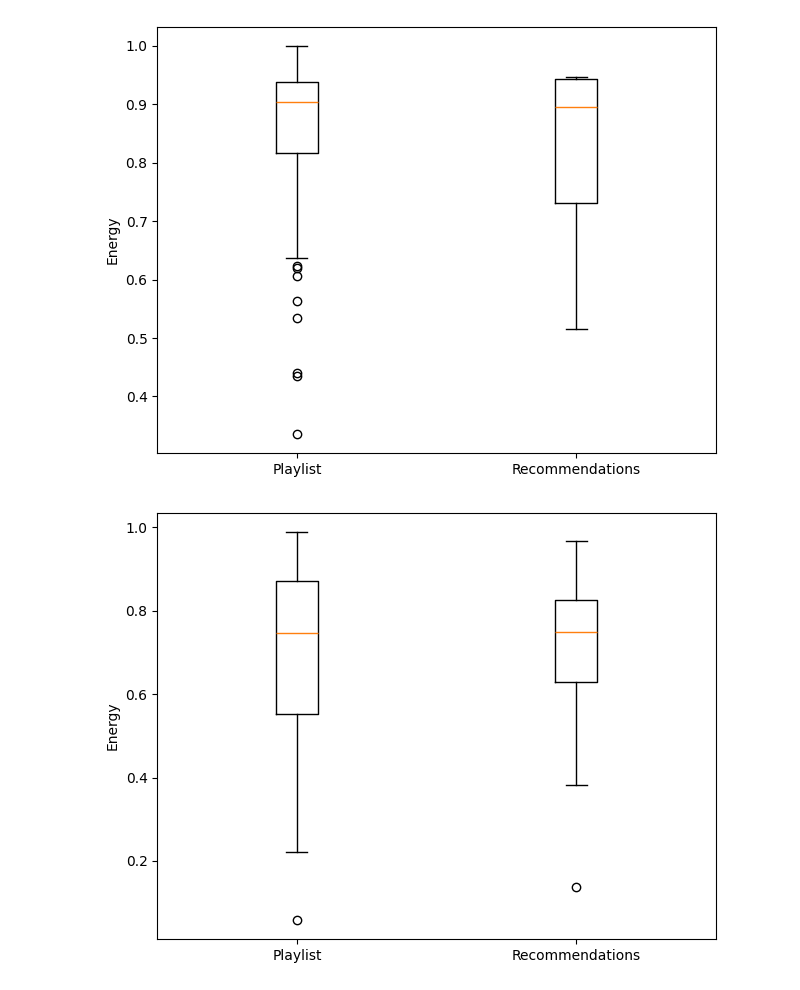
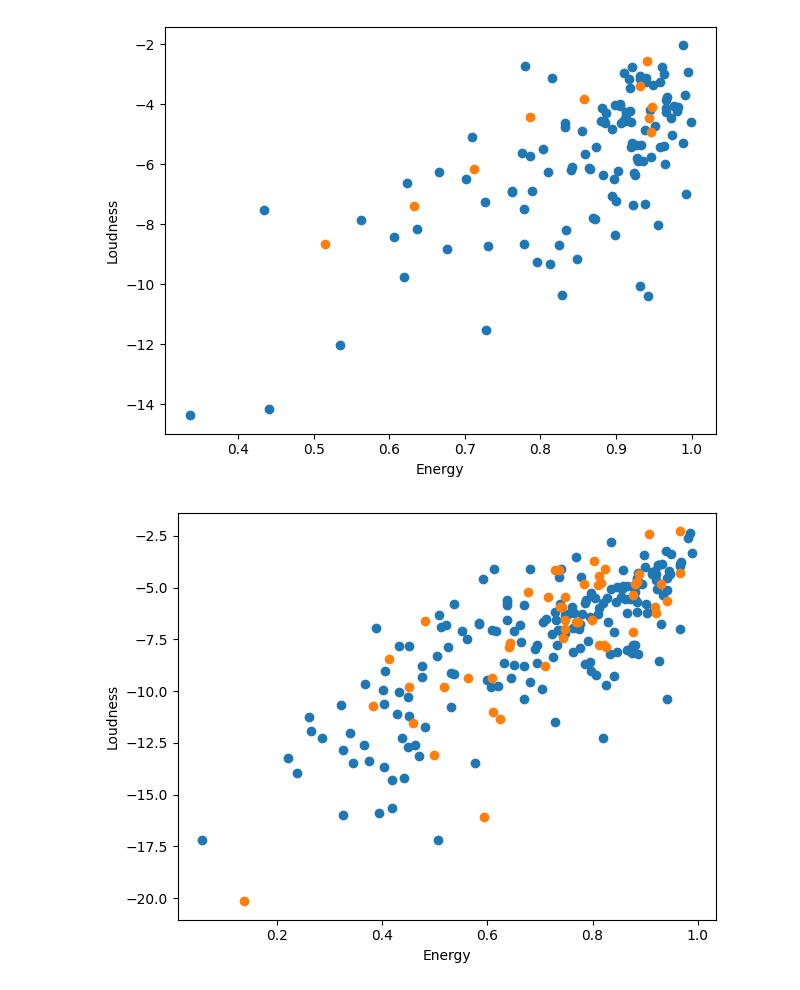
Before and after one commit to magsncheese/tunetweakers, a Jupyter notebook: ethan_data_analysis/plot.ipynb, the cells around one changed output. Cells and saved outputs as stored; diff of their text form; code cells hidden in the pictures.

Commit message:
mm plots :D :D :D :D

```diff
--- a/ethan_data_analysis/plot.ipynb
+++ b/ethan_data_analysis/plot.ipynb
@@ -25,17 +25,19 @@ def playlistScatterplot(playlist_df: pd.DataFrame, rec_df: pd.DataFrame, feature
     plt.scatter(rec_df[features[0]], rec_df[features[1]])
     plt.xlabel(features[0])
     plt.ylabel(features[1])
+    plt.ylim(-20, 0)
+    plt.xlim(0, 1)
     plt.tight_layout()
     plt.show()
 
 def playlistBoxplot(playlist_df: pd.DataFrame, rec_df: pd.DataFrame, feature: str):
-    plt.boxplot([playlist_df[feature], rec_df[feature]], labels=['Playlist', 'Recommendations'])
+    plt.boxplot([playlist_df[feature], rec_df[feature]], labels=['Playlist', 'Recommendations'], )
     plt.ylabel(feature)
     plt.tight_layout()
     plt.show()
 # %%
 for i in range(len(playlist_dfs)):
-    playlistBoxplot(playlist_dfs[i], rec_dfs[i], 'Energy')
+    playlistScatterplot(playlist_dfs[i], rec_dfs[i], ['Energy', 'Loudness'])
 # %% [output]
-[figure, old version]
+[figure, new version]
-[figure, old version]
+[figure, new version]
```
